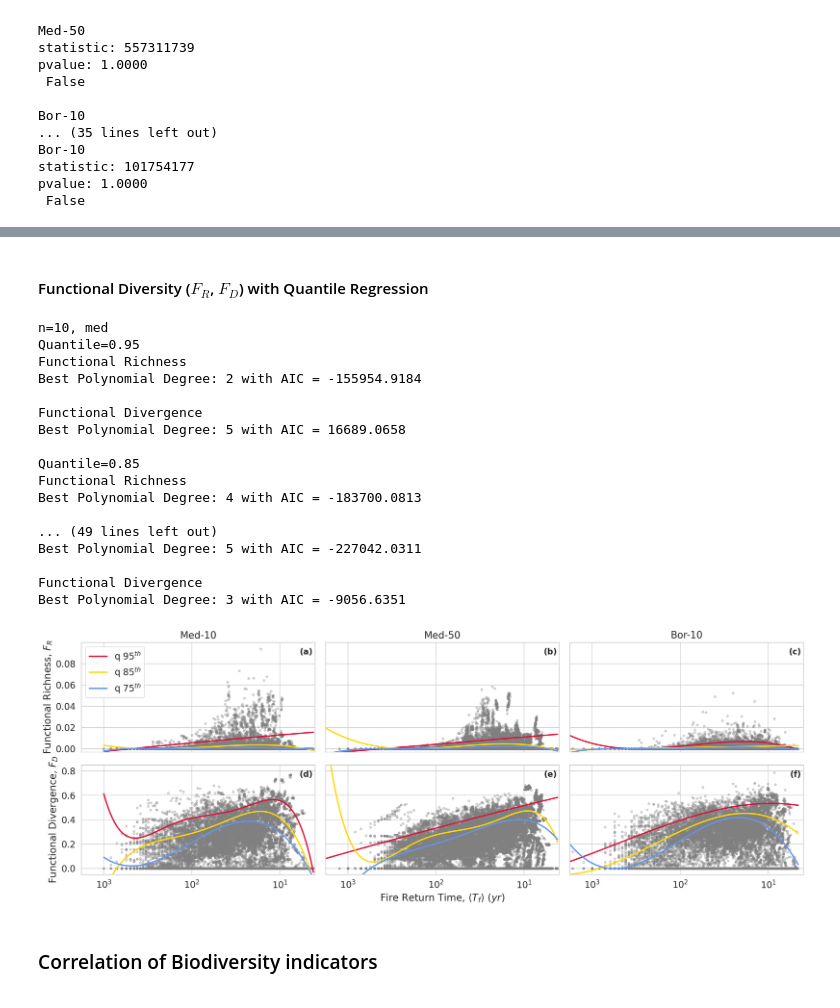
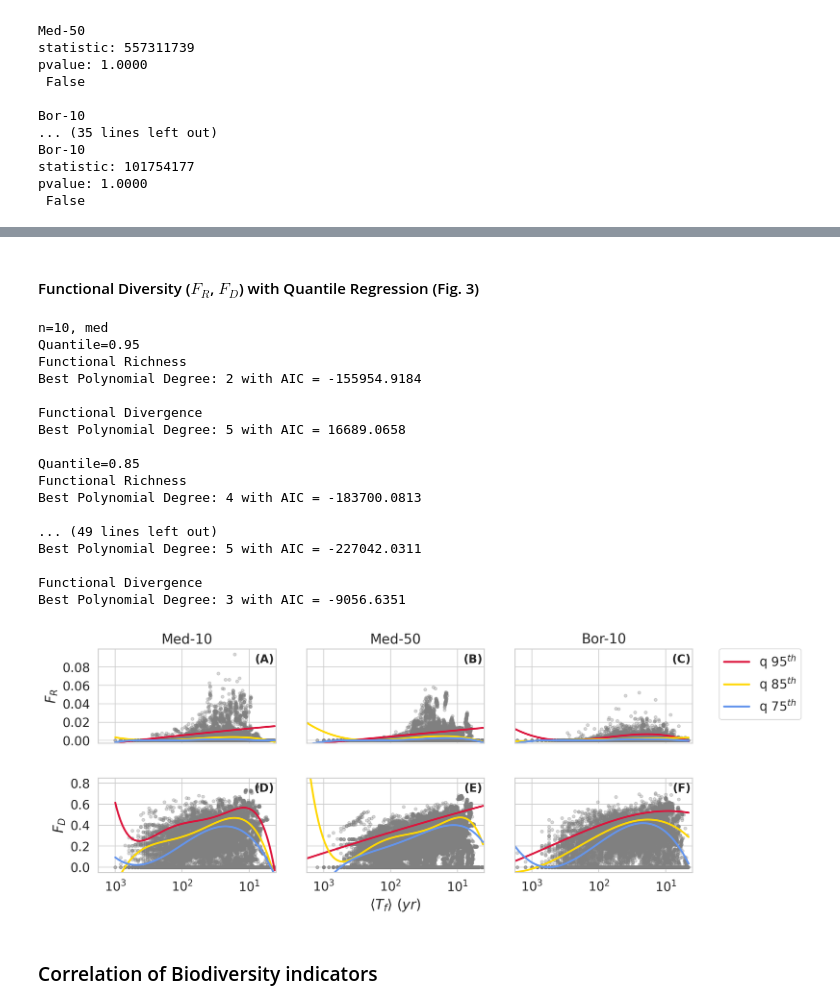
Before and after one commit to torrassam/Fire-Diversity, a Jupyter notebook: analyses/ANALYSES_and_FIGURES.ipynb, the cells around one changed output, grey strips where cells are left out. Cells and saved outputs as stored; diff of their text form; code cells hidden in the pictures.

```diff
--- a/analyses/ANALYSES_and_FIGURES.ipynb
+++ b/analyses/ANALYSES_and_FIGURES.ipynb
@@ -435,6 +301,0 @@ df2['frt']=np.log10(df2['frt'])
-# %%
-n=50
-i = 1
-biome='med'
-data = df2[(df2['N'] == n) & (df2['biome'] == biome)]
-data['srichness'].max(), data['isimpson'].max(), data['frichness'].max(), data['fdivergence'].max()
@@ -503,7 +362,7 @@ def plot_qreg_cdiv(df, ax2, i, n, biome, quantiles=[.75, .85, .95], colorq=['cri
             elif orientation=='o':
                 ax2[1,i].plot(x_p, best_model.predict(df_pred), linestyle='-', color=cq, label='q {}{}'.format(int(q*100), r'$^{th}$'))
 # %%
-fig, ax2 = plt.subplots(2,3, figsize=(16,6), sharex=True, sharey='row', dpi=200)
+fig, ax2 = plt.subplots(2,3, figsize=(12,5), sharex=True, sharey='row', dpi=200)
 
 n=10
 i = 0
@@ -520,10 +379,7 @@ i = 2
 biome='bor'
 plot_qreg_cdiv(df2, ax2, i, n, biome, quantiles, colorq, orientation='o', verbose=True)
 
-# fix the aesthetic of the plot
-# Add a single x-label at the bottom
-
-ax2[1,1].set_xlabel(r"Fire Return Time, $\langle T_f \rangle$ ($yr$)")
+ax2[1,1].set_xlabel(r"$\langle T_f \rangle$ ($yr$)")
 
 axs = ax2.flatten()
 for ax in axs:
@@ -545,14 +401,14 @@ ax2[0,0].set_title('Med-10')
 ax2[0,1].set_title('Med-50')
 ax2[0,2].set_title('Bor-10')
 
-# Add identifying letters to each subplot, positioned at the top-right corner
-letters = ['(a)', '(b)', '(c)', '(d)', '(e)', '(f)']
+letters = ['(A)', '(B)', '(C)', '(D)', '(E)', '(F)']
 for i, ax in enumerate(ax2.flat):
     ax.text(0.99, 0.95, letters[i], transform=ax.transAxes, fontsize=12, fontweight='bold',
             va='top', ha='right')
 
-# ax2[0,-1].legend(bbox_to_anchor=(1.15, 1), loc="upper left", borderaxespad=0)
-ax2[0,0].legend()
+ax2[0,-1].legend(bbox_to_anchor=(1.15, 1), loc="upper left", borderaxespad=0)
+# ax2[0,0].legend()
+
 plt.tight_layout()
 # %% [output]
 n=10, med
@@ -576,14 +432,14 @@ Best Polynomial Degree: 4 with AIC = 47677.5565
 # %% [markdown]
-#### Functional Diversity ($F_R$, $F_D$) with Quantile Regression
+#### Functional Diversity ($F_R$, $F_D$) with Quantile Regression (Fig. 3)
 # %%
 def plot_qreg_fdiv(df, ax2, i, n, biome, quantiles=[.95, .85, .75], colorq=['crimson','gold','cornflowerblue'], orientation='o', verbose=True):
 
     if orientation=='v':
-        ax2[1,0].set_ylabel("Functional Richness, $F_R$")
-        ax2[1,1].set_ylabel("Functional Divergence, $F_D$")
+        ax2[1,0].set_ylabel("$F_R$")
+        ax2[1,1].set_ylabel("$F_D$")
     elif orientation=='o':
-        ax2[0,0].set_ylabel("Functional Richness, $F_R$")
-        ax2[1,0].set_ylabel("Functional Divergence, $F_D$")
+        ax2[0,0].set_ylabel("$F_R$")
+        ax2[1,0].set_ylabel("$F_D$")
 
 
     if verbose:
@@ -638,7 +494,7 @@ def plot_qreg_fdiv(df, ax2, i, n, biome, quantiles=[.95, .85, .75], colorq=['cri
             elif orientation=='o':
                 ax2[1,i].plot(x_p, best_model.predict(df_pred), linestyle='-', color=cq, label='q {}{}'.format(int(q*100), r'$^{th}$'))
 # %%
-fig, ax2 = plt.subplots(2,3, figsize=(16,6), sharex=True, sharey='row', dpi=200)
+fig, ax2 = plt.subplots(2,3, figsize=(12,5), sharex=True, sharey='row', dpi=200)
 
 n=10
 i = 0
@@ -655,58 +511,55 @@ i = 2
 biome='bor'
 plot_qreg_fdiv(df2, ax2, i, n, biome, quantiles, colorq, orientation='o', verbose=True)
 
-ax2[1,1].set_xlabel(r"Fire Return Time, $\langle T_f \rangle$ ($yr$)")
+ax2[1,1].set_xlabel(r"$\langle T_f \rangle$ ($yr$)")
 
 for ax in ax2.flatten():
     ax.invert_xaxis()
     ax.set(xlim=(np.log10(frt_max),np.log10(frt_min)))
-    # Set custom x-ticks at the positions of log10 values
     ticks = [1, 2, 3]
     ax.set_xticks(ticks)
     ax.set_xticklabels([fr'$10^{i}$' for i in ticks])
 
-# Fix Y-ticks - Functional Richness
+
 for ax in ax2[0]:
     ax.set_yticks(np.arange(0.0, 0.1, 0.02))
     ax.set_ylim([-0.003,0.1])
 
-# Fix Y-ticks - Functional Divergence
 for ax in ax2[1]:
     ax.set_yticks(np.arange(0.0, 0.9, 0.2))
     ax.set_ylim([-0.05,0.85])
 
 ax2[0,0].set_title('Med-10')
 ax2[0,1].set_title('Med-50')
 ax2[0,2].set_title('Bor-10')
 
-# Add identifying letters to each subplot, positioned at the top-right corner
-letters = ['(a)', '(b)', '(c)', '(d)', '(e)', '(f)']
+letters = ['(A)', '(B)', '(C)', '(D)', '(E)', '(F)']
 for i, ax in enumerate(ax2.flat):
     ax.text(0.99, 0.95, letters[i], transform=ax.transAxes, fontsize=12, fontweight='bold',
             va='top', ha='right')
 
-# ax2[0,-1].legend(bbox_to_anchor=(1.15, 1), loc="upper left", borderaxespad=0)
-ax2[0,0].legend()
+ax2[0,-1].legend(bbox_to_anchor=(1.15, 1), loc="upper left", borderaxespad=0)
+# ax2[0,0].legend()
 plt.tight_layout()
 # %% [output]
 n=10, med
 Quantile=0.95
 Functional Richness
 Best Polynomial Degree: 2 with AIC = -155954.9184
 
 Functional Divergence
 Best Polynomial Degree: 5 with AIC = 16689.0658
 
 Quantile=0.85
 Functional Richness
 Best Polynomial Degree: 4 with AIC = -183700.0813
 
 ... (49 lines left out)
 Best Polynomial Degree: 5 with AIC = -227042.0311
 
 Functional Divergence
 Best Polynomial Degree: 3 with AIC = -9056.6351
-[figure, old version]
+[figure, new version]
 # %% [markdown]
 ### Correlation of Biodiversity indicators
 # %%
```
Also changed, not shown: parts of 33 cells of this notebook.
